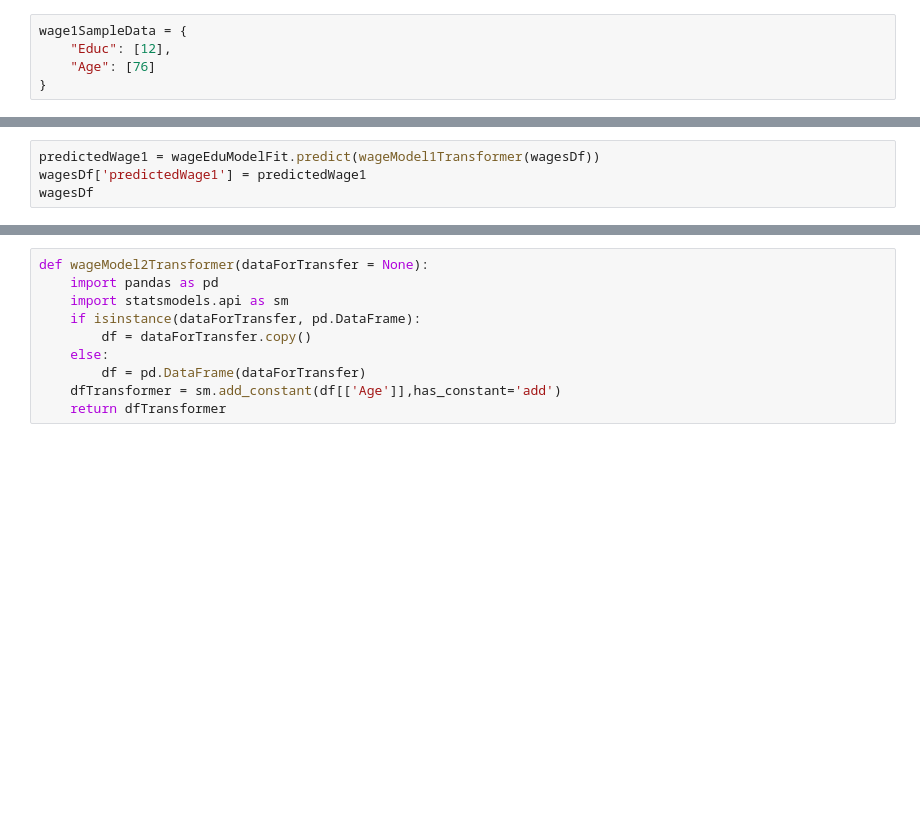
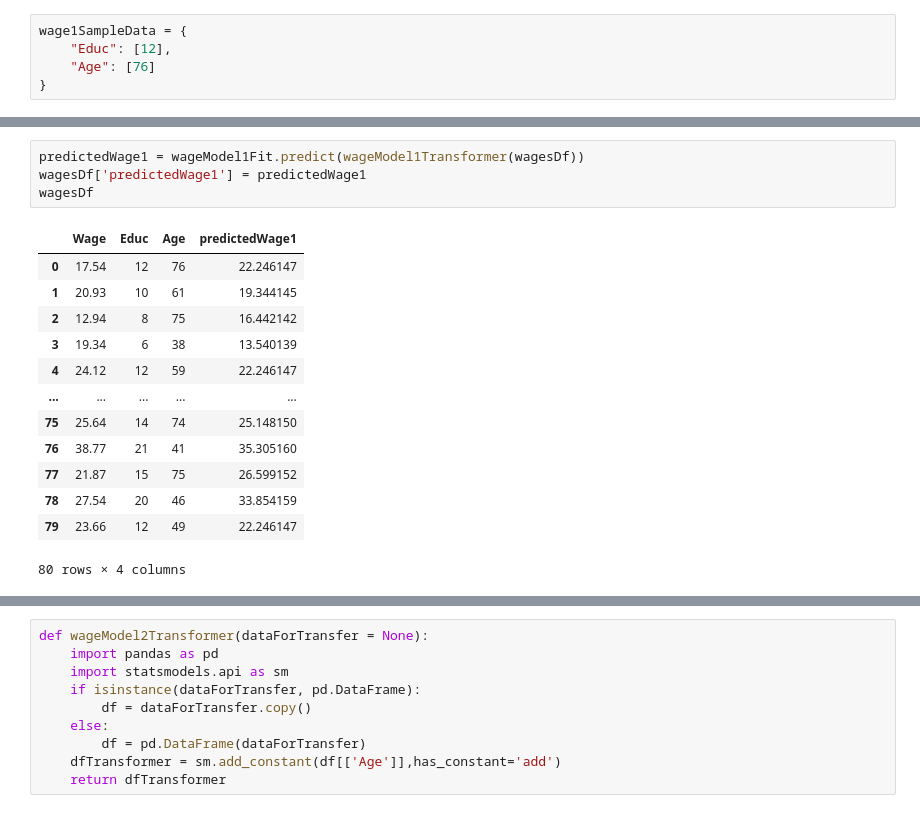
Before and after one commit to taoyuma/live-class-codes, a Jupyter notebook: notebooks/s6/Advance regression2.ipynb, the cells around one changed output, grey strips where cells are left out. Cells and saved outputs as stored; diff of their text form; blank space fills up the shorter version.

```diff
--- a/notebooks/s6/Advance regression2.ipynb
+++ b/notebooks/s6/Advance regression2.ipynb
@@ -106,7 +179,21 @@ registerAJrjModel(
 # %%
-predictedWage1 = wageEduModelFit.predict(wageModel1Transformer(wagesDf))
+predictedWage1 = wageModel1Fit.predict(wageModel1Transformer(wagesDf))
 wagesDf['predictedWage1'] = predictedWage1
 wagesDf
+# %% [output]
+|  | Wage | Educ | Age | predictedWage1 |
+| 0 | 17.54 | 12 | 76 | 22.246147 |
+| 1 | 20.93 | 10 | 61 | 19.344145 |
+| 2 | 12.94 | 8 | 75 | 16.442142 |
+| 3 | 19.34 | 6 | 38 | 13.540139 |
+| 4 | 24.12 | 12 | 59 | 22.246147 |
+| ... | ... | ... | ... | ... |
+| 75 | 25.64 | 14 | 74 | 25.148150 |
+| 76 | 38.77 | 21 | 41 | 35.305160 |
+| 77 | 21.87 | 15 | 75 | 26.599152 |
+| 78 | 27.54 | 20 | 46 | 33.854159 |
+| 79 | 23.66 | 12 | 49 | 22.246147 |
+80 rows × 4 columns
 # %%
 plt.scatter(
   wagesDf["Educ"],
```
Also changed, not shown: parts of 32 cells of this notebook, 1 other file.
